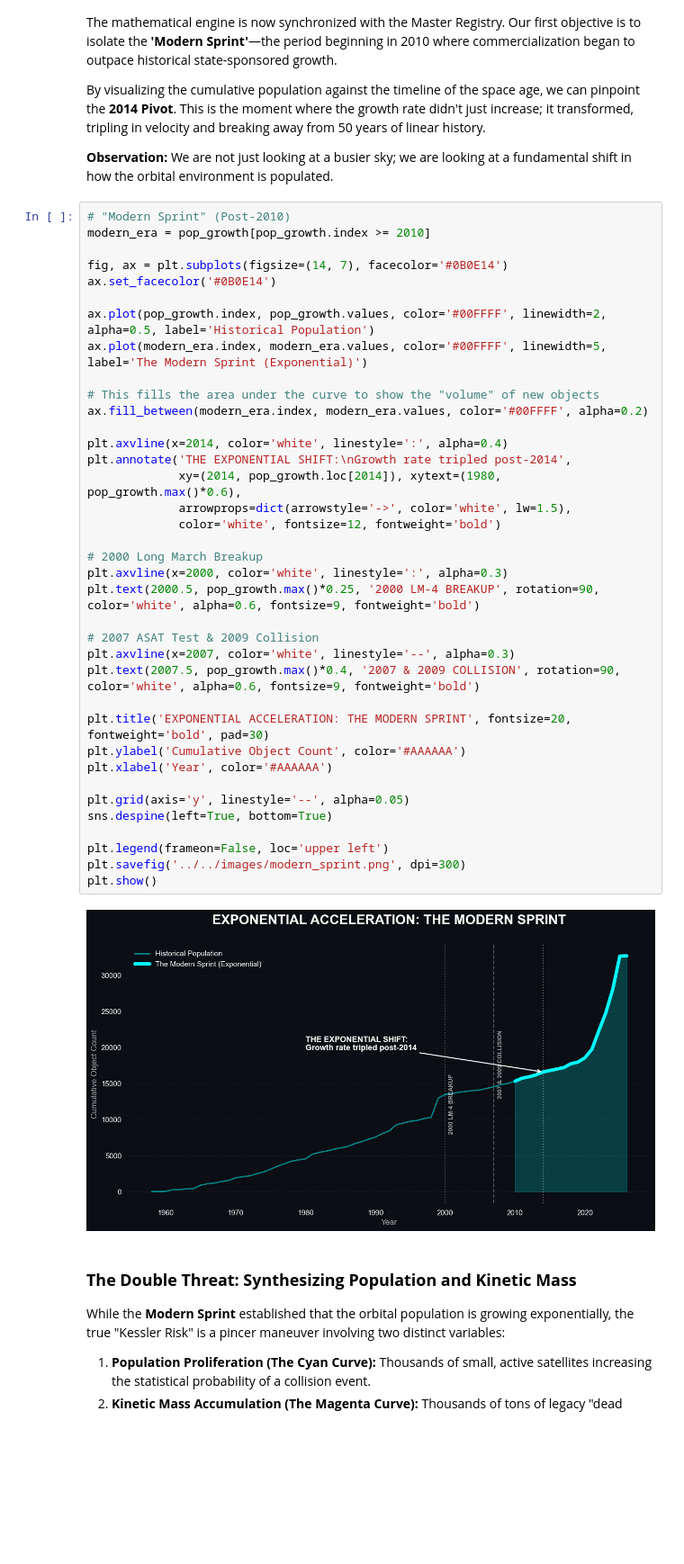
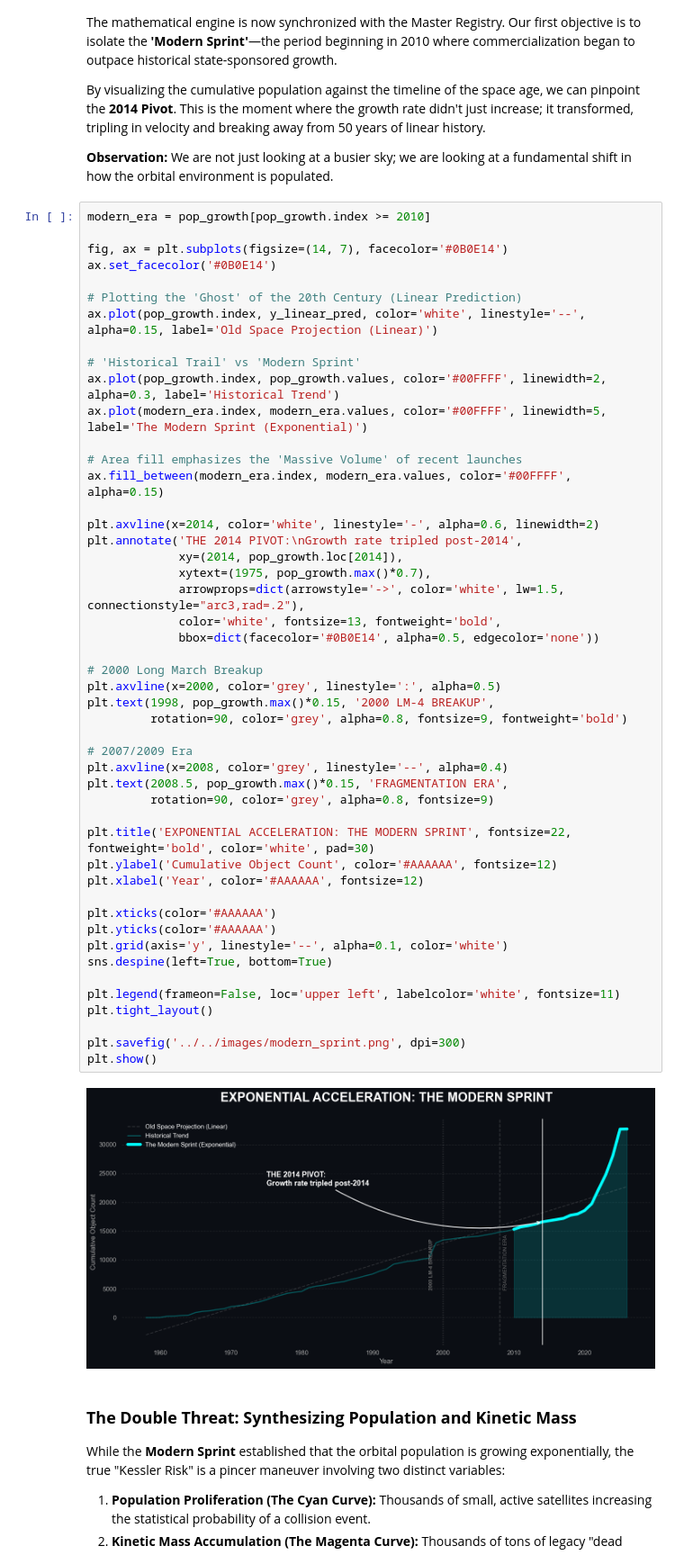
Before and after one commit to sithid/orbital-debris-assessment, a Jupyter notebook: notebooks/eda/satcat_eda.ipynb, the cells around one changed output. Shown at 90% size. Saved outputs shown, nothing was run; the diff lists cells and outputs as text; blank space fills up the shorter version.

```diff
--- a/notebooks/eda/satcat_eda.ipynb
+++ b/notebooks/eda/satcat_eda.ipynb
@@ -349,44 +361,55 @@ By visualizing the cumulative population against the timeline of the space age,
 
 **Observation:** We are not just looking at a busier sky; we are looking at a fundamental shift in how the orbital environment is populated.
 # %%
-# "Modern Sprint" (Post-2010)
 modern_era = pop_growth[pop_growth.index >= 2010]
 
 fig, ax = plt.subplots(figsize=(14, 7), facecolor='#0B0E14')
 ax.set_facecolor('#0B0E14')
 
-ax.plot(pop_growth.index, pop_growth.values, color='#00FFFF', linewidth=2, alpha=0.5, label='Historical Population')
+# Plotting the 'Ghost' of the 20th Century (Linear Prediction)
+ax.plot(pop_growth.index, y_linear_pred, color='white', linestyle='--', alpha=0.15, label='Old Space Projection (Linear)')
+
+# 'Historical Trail' vs 'Modern Sprint'
+ax.plot(pop_growth.index, pop_growth.values, color='#00FFFF', linewidth=2, alpha=0.3, label='Historical Trend')
 ax.plot(modern_era.index, modern_era.values, color='#00FFFF', linewidth=5, label='The Modern Sprint (Exponential)')
 
-# This fills the area under the curve to show the "volume" of new objects
-ax.fill_between(modern_era.index, modern_era.values, color='#00FFFF', alpha=0.2)
+# Area fill emphasizes the 'Massive Volume' of recent launches
+ax.fill_between(modern_era.index, modern_era.values, color='#00FFFF', alpha=0.15)
 
-plt.axvline(x=2014, color='white', linestyle=':', alpha=0.4)
-plt.annotate('THE EXPONENTIAL SHIFT:\nGrowth rate tripled post-2014',
-             xy=(2014, pop_growth.loc[2014]), xytext=(1980, pop_growth.max()*0.6),
-             arrowprops=dict(arrowstyle='->', color='white', lw=1.5),
-             color='white', fontsize=12, fontweight='bold')
+plt.axvline(x=2014, color='white', linestyle='-', alpha=0.6, linewidth=2)
+plt.annotate('THE 2014 PIVOT:\nGrowth rate tripled post-2014',
+             xy=(2014, pop_growth.loc[2014]),
+             xytext=(1975, pop_growth.max()*0.7),
+             arrowprops=dict(arrowstyle='->', color='white', lw=1.5, connectionstyle="arc3,rad=.2"),
+             color='white', fontsize=13, fontweight='bold',
+             bbox=dict(facecolor='#0B0E14', alpha=0.5, edgecolor='none'))
 
 # 2000 Long March Breakup
-plt.axvline(x=2000, color='white', linestyle=':', alpha=0.3)
-plt.text(2000.5, pop_growth.max()*0.25, '2000 LM-4 BREAKUP', rotation=90, color='white', alpha=0.6, fontsize=9, fontweight='bold')
+plt.axvline(x=2000, color='grey', linestyle=':', alpha=0.5)
+plt.text(1998, pop_growth.max()*0.15, '2000 LM-4 BREAKUP',
+         rotation=90, color='grey', alpha=0.8, fontsize=9, fontweight='bold')
 
-# 2007 ASAT Test & 2009 Collision
-plt.axvline(x=2007, color='white', linestyle='--', alpha=0.3)
-plt.text(2007.5, pop_growth.max()*0.4, '2007 & 2009 COLLISION', rotation=90, color='white', alpha=0.6, fontsize=9, fontweight='bold')
+# 2007/2009 Era
+plt.axvline(x=2008, color='grey', linestyle='--', alpha=0.4)
+plt.text(2008.5, pop_growth.max()*0.15, 'FRAGMENTATION ERA',
+         rotation=90, color='grey', alpha=0.8, fontsize=9)
 
-plt.title('EXPONENTIAL ACCELERATION: THE MODERN SPRINT', fontsize=20, fontweight='bold', pad=30)
-plt.ylabel('Cumulative Object Count', color='#AAAAAA')
-plt.xlabel('Year', color='#AAAAAA')
+plt.title('EXPONENTIAL ACCELERATION: THE MODERN SPRINT', fontsize=22, fontweight='bold', color='white', pad=30)
+plt.ylabel('Cumulative Object Count', color='#AAAAAA', fontsize=12)
+plt.xlabel('Year', color='#AAAAAA', fontsize=12)
 
-plt.grid(axis='y', linestyle='--', alpha=0.05)
+plt.xticks(color='#AAAAAA')
+plt.yticks(color='#AAAAAA')
+plt.grid(axis='y', linestyle='--', alpha=0.1, color='white')
 sns.despine(left=True, bottom=True)
 
-plt.legend(frameon=False, loc='upper left')
+plt.legend(frameon=False, loc='upper left', labelcolor='white', fontsize=11)
+plt.tight_layout()
+
 plt.savefig('../../images/modern_sprint.png', dpi=300)
 plt.show()
 # %% [output]
-[figure, old version]
+[figure, new version]
 # %% [markdown]
 ### **The Double Threat: Synthesizing Population and Kinetic Mass**
 
```
Also changed, not shown: parts of 1 cell of this notebook, 3 other files.
